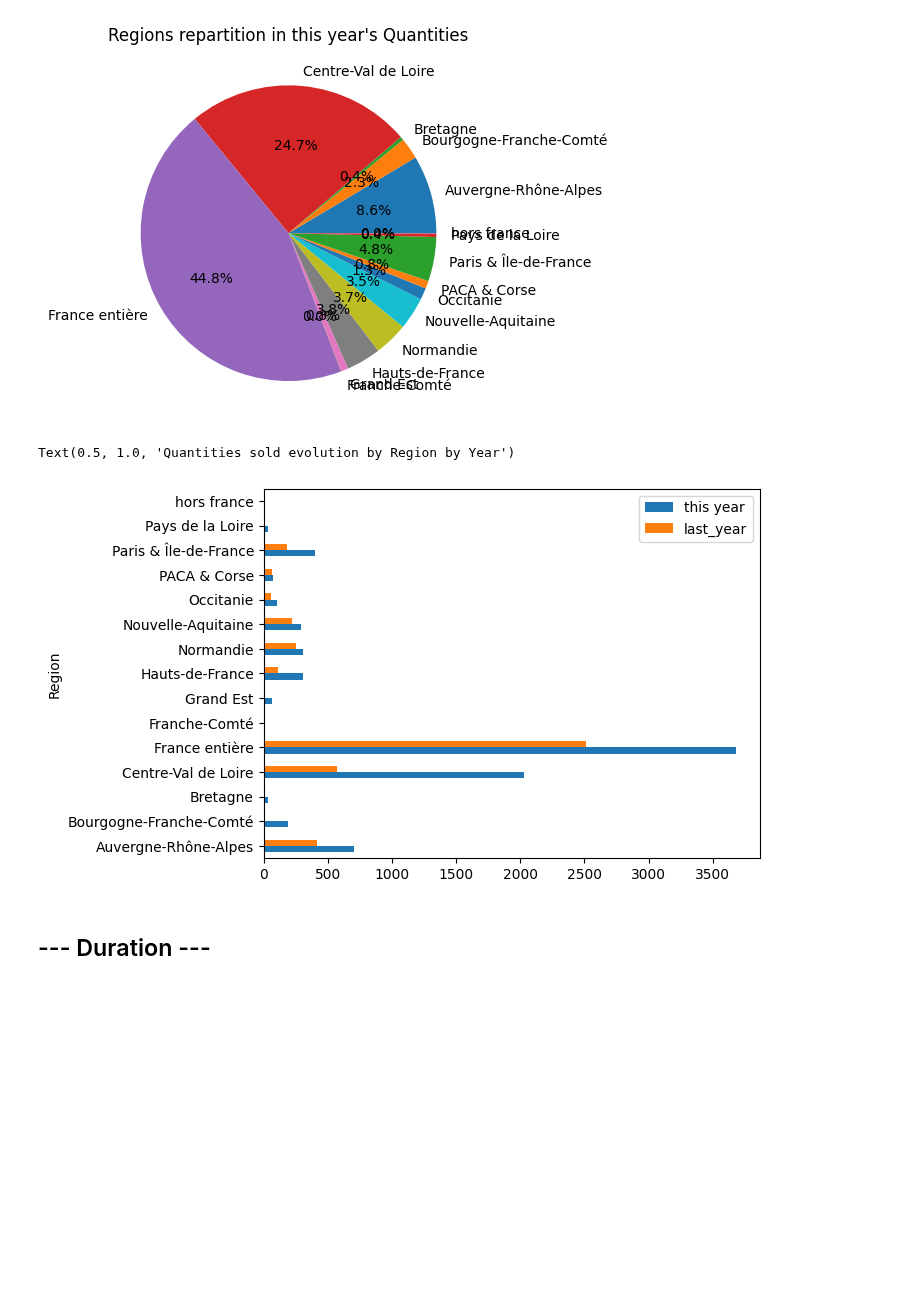
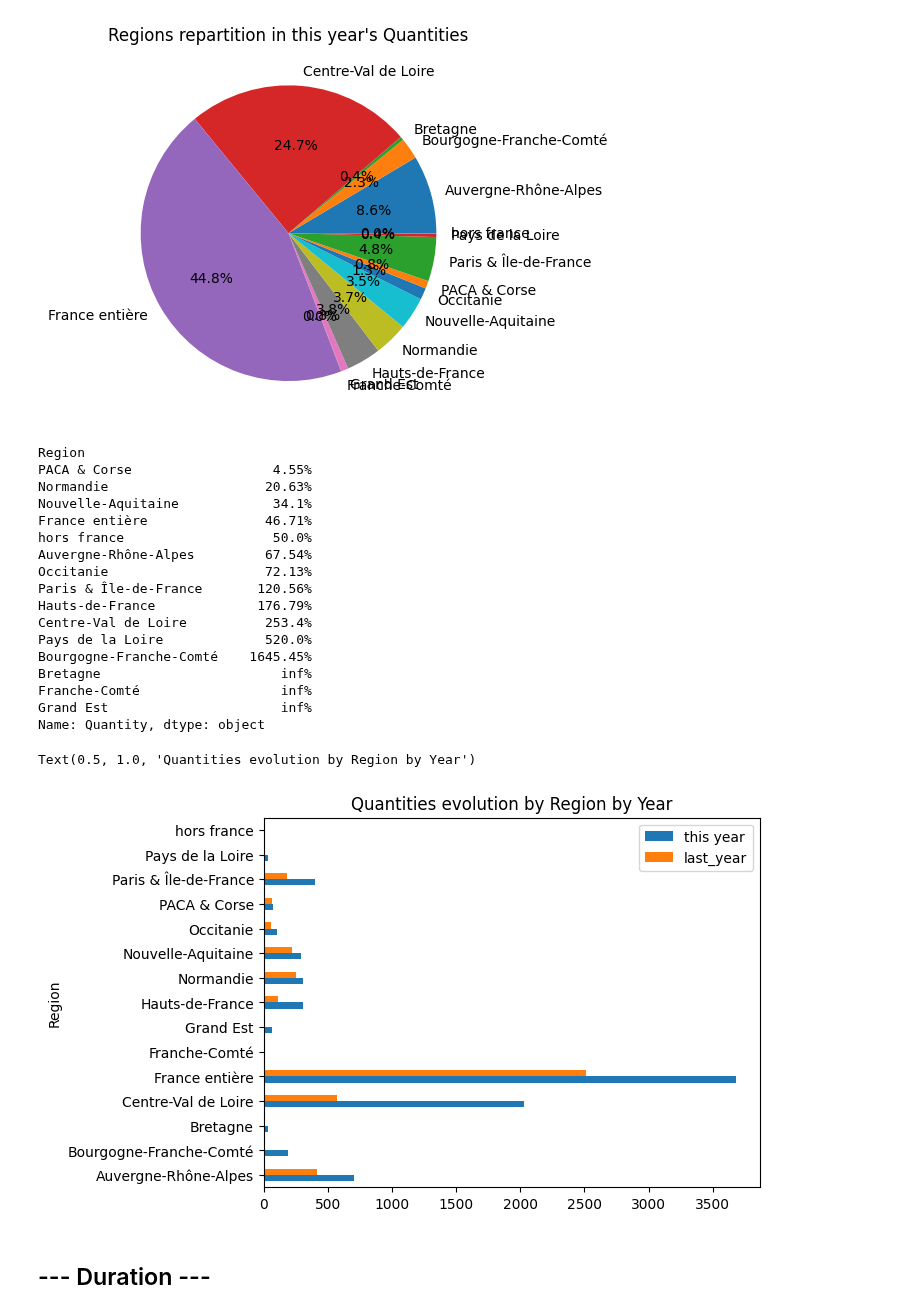
Before and after one commit to Alhuin/SmartBoxAnalysis, a Jupyter notebook: SmartBoxAnalysis.ipynb, the cells around one changed output. Cells and saved outputs as stored; diff of their text form; code cells hidden in the pictures; blank space fills up the shorter version.

```diff
--- a/SmartBoxAnalysis.ipynb
+++ b/SmartBoxAnalysis.ipynb
@@ -381,12 +376,33 @@ Name: Quantity, dtype: float64
 Text(0.5, 1.0, "Regions repartition in this year's Quantities")
 [figure]
 # %%
+quantity_by_region_evo = pd.concat([quantity_by_region_last_year, quantity_by_region], axis=1)
+percentage = (quantity_by_region_evo[['Quantity Last Year', 'Quantity']].pct_change(axis=1)['Quantity'] * 100).round(2)
+print(percentage.dropna().sort_values().map(str) + '%')
+
 df = pd.DataFrame({"this year": quantity_by_region, "last_year":quantity_by_region_last_year}, index=regions)
-df.plot.barh()
-ax.set_title("Quantities sold evolution by Region by Year")
+ax = df.plot.barh()
+ax.set_title("Quantities evolution by Region by Year")
 # %% [output]
-Text(0.5, 1.0, 'Quantities sold evolution by Region by Year')
+Region
+PACA & Corse                  4.55%
+Normandie                    20.63%
+Nouvelle-Aquitaine            34.1%
+France entière               46.71%
+hors france                   50.0%
+Auvergne-Rhône-Alpes         67.54%
+Occitanie                    72.13%
+Paris & Île-de-France       120.56%
+Hauts-de-France             176.79%
+Centre-Val de Loire          253.4%
+Pays de la Loire             520.0%
+Bourgogne-Franche-Comté    1645.45%
+Bretagne                       inf%
+Franche-Comté                  inf%
+Grand Est                      inf%
+Name: Quantity, dtype: object
+Text(0.5, 1.0, 'Quantities evolution by Region by Year')
-[figure, old version]
+[figure, new version]
 # %% [markdown]
 ## --- Duration ---
 # %% [markdown]
```
Also changed, not shown: parts of 3 cells of this notebook.
